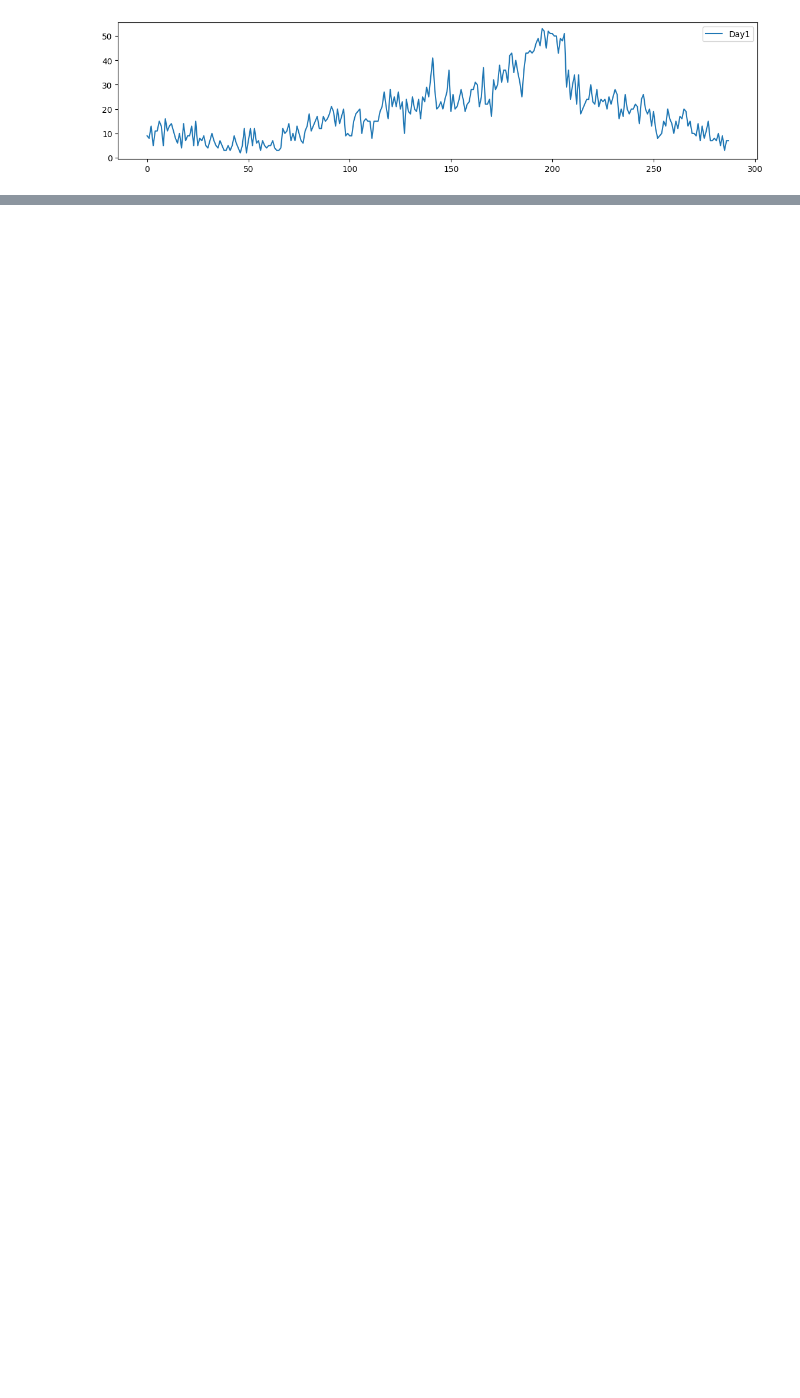
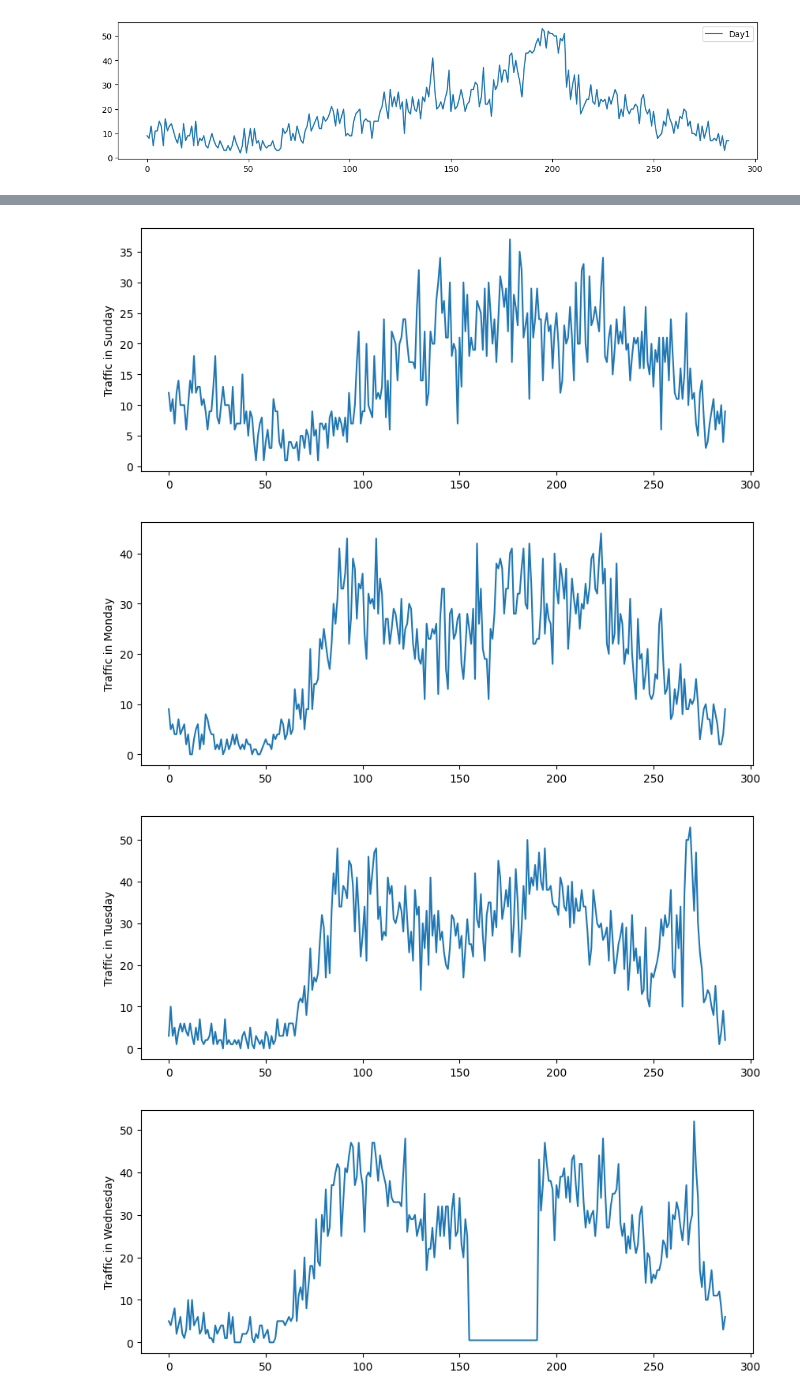
Before and after one commit to KevinrealG/Series_de_tiempo, a Jupyter notebook: 01_Time_Series_pred.ipynb, the cells around one changed output, grey strips where cells are left out. Drawn from its saved outputs; the diff is of its cells as text; code cells hidden in the pictures; blank space fills up the shorter version.

```diff
--- a/01_Time_Series_pred.ipynb
+++ b/01_Time_Series_pred.ipynb
@@ -65,3 +72,11 @@ plt.legend()
 plt.show()
 # %% [output]
 [figure]
+# %%
+days = ['Sunday','Monday','Tuesday', 'Wednesday', 'Thursday','Friday', 'Saturday']
+arrays = list(train_y)
+data = pd.DataFrame({f'{days[0]}': train_x[1][0]})
+for i in range(1,7):
+
+    data1 = pd.DataFrame({f'{days[i]}':train_x[list(train_y).index(f'{i+1}')][0]})
+    data = pd.concat([data, data1], axis=1)
@@ -67,0 +99,3 @@ plt.show()
+# %%
+# easy clean
+data = data.fillna(0.5)
@@ -67,0 +104,12 @@ plt.show()
+# %%
+for day in days:
+
+    plt.figure(figsize=(10,4))
+    plt.plot(data[f'{day}'])
+    plt.ylabel(f"Traffic in {day}")
+    plt.show()
+# %% [output]
+[figure, added]
+[figure, added]
+[figure, added]
+[figure, added]
```
Also changed, not shown: parts of 16 cells of this notebook.
